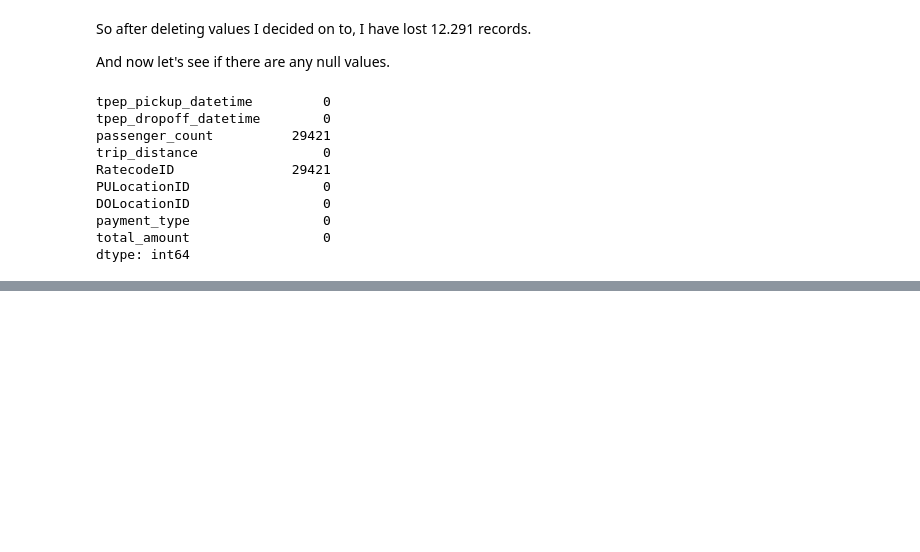
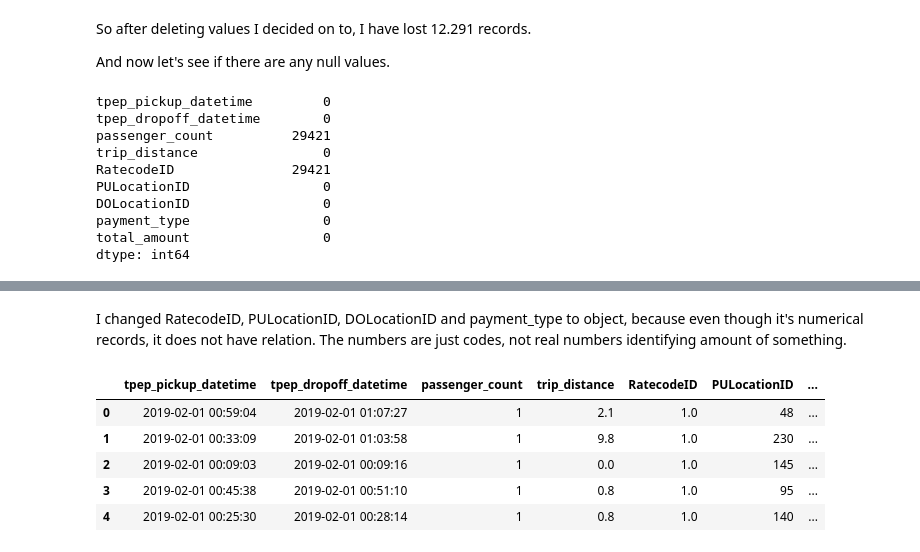
Before and after one commit to AndreaMaratova/New-York-Taxi-Analysis, a Jupyter notebook: Presentable notebook.ipynb, the cells around one changed output, grey strips where cells are left out. Cells and saved outputs as stored; diff of their text form; code cells hidden in the pictures; blank space fills up the shorter version.

```diff
--- a/Presentable notebook.ipynb
+++ b/Presentable notebook.ipynb
@@ -203,0 +262,11 @@ dtype: int64
+# %% [markdown]
+I changed RatecodeID, PULocationID, DOLocationID and payment_type to object, because even though it's numerical records, it does not have relation. The numbers are just codes, not real numbers identifying amount of something.
+# %%
+taxi_data_prepared.head()
+# %% [output]
+|  | tpep_pickup_datetime | tpep_dropoff_datetime | passenger_count | trip_distance | RatecodeID | PULocationID | ... |
+| 0 | 2019-02-01 00:59:04 | 2019-02-01 01:07:27 | 1 | 2.1 | 1.0 | 48 | ... |
+| 1 | 2019-02-01 00:33:09 | 2019-02-01 01:03:58 | 1 | 9.8 | 1.0 | 230 | ... |
+| 2 | 2019-02-01 00:09:03 | 2019-02-01 00:09:16 | 1 | 0.0 | 1.0 | 145 | ... |
+| 3 | 2019-02-01 00:45:38 | 2019-02-01 00:51:10 | 1 | 0.8 | 1.0 | 95 | ... |
+| 4 | 2019-02-01 00:25:30 | 2019-02-01 00:28:14 | 1 | 0.8 | 1.0 | 140 | ... |
```
Also changed, not shown: parts of 29 cells of this notebook.
